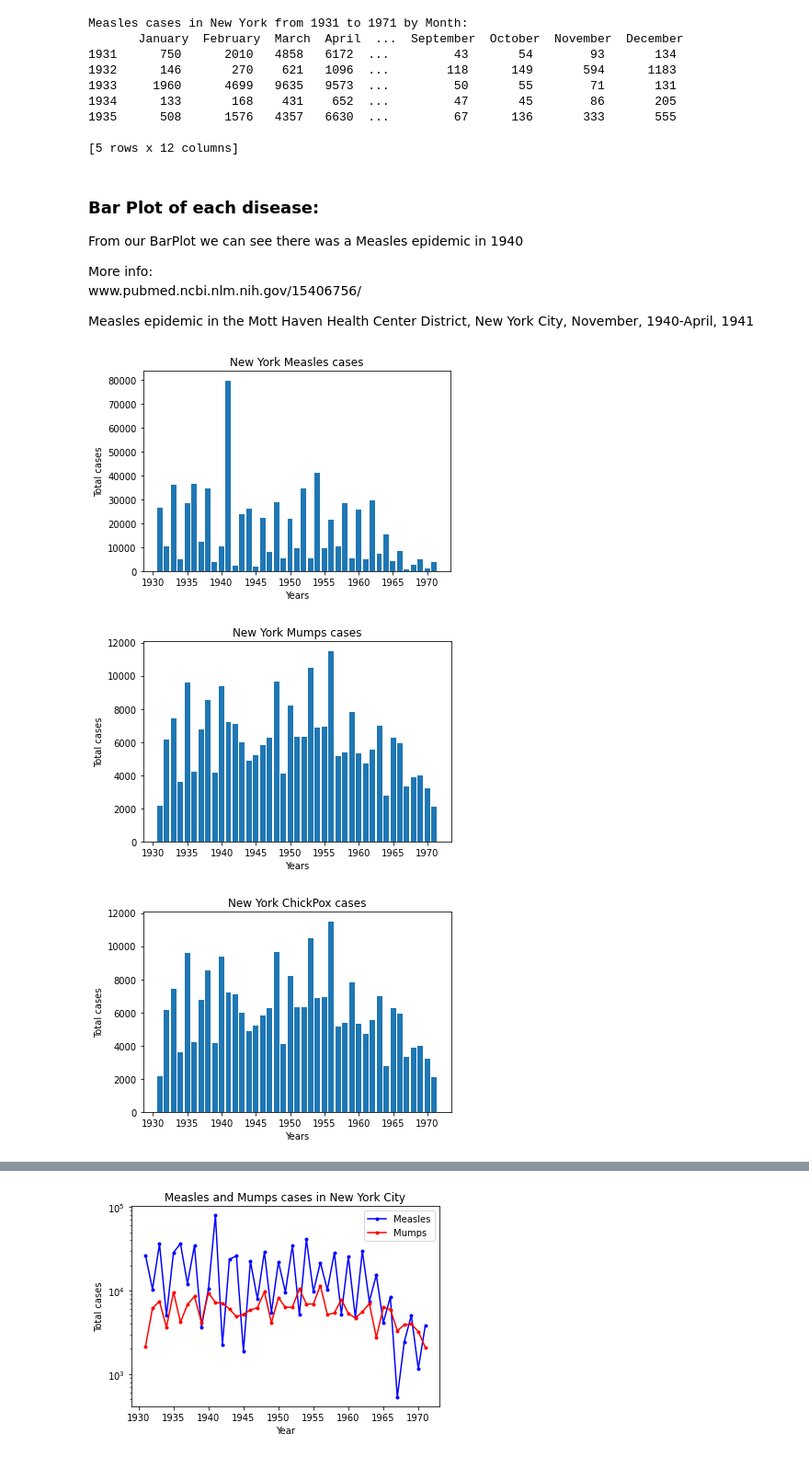
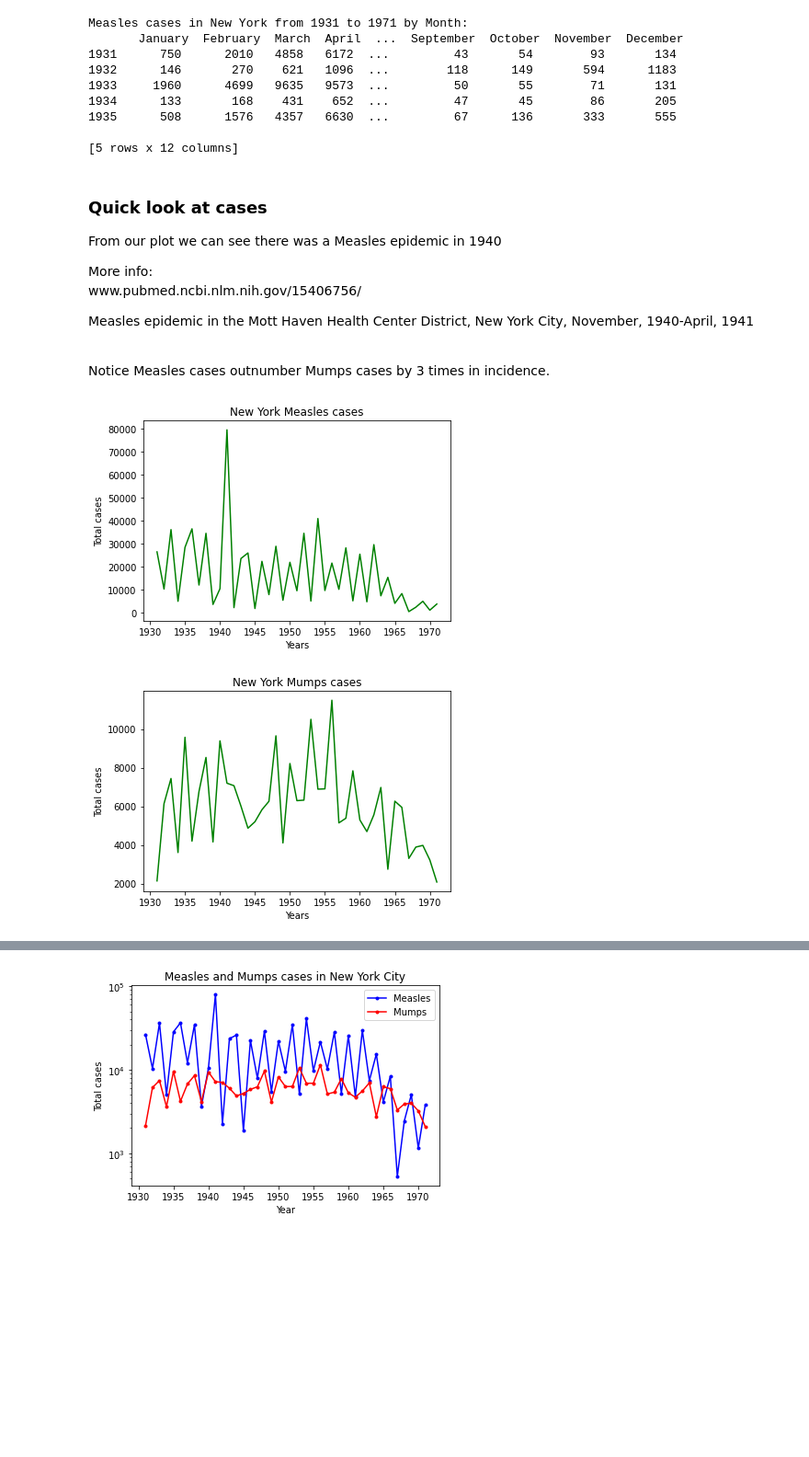
Before and after one commit to michaelchapa/dataVisualization_NewYork_AirborneDiseases, a Jupyter notebook: dataVisualization_NewYork_InfectiousDiseases.ipynb, the cells around one changed output, grey strips where cells are left out. Shown: that part at 92% size. Drawn from its saved outputs; the diff is of its cells as text; code cells hidden in the pictures; blank space fills up the shorter version.

```diff
--- a/dataVisualization_NewYork_InfectiousDiseases.ipynb
+++ b/dataVisualization_NewYork_InfectiousDiseases.ipynb
@@ -37,28 +36,28 @@ Measles cases in New York from 1931 to 1971 by Month:
 
 [5 rows x 12 columns]
 # %% [markdown]
-<h3>Bar Plot of each disease:</h3>
-<p>From our BarPlot we can see there was a Measles epidemic in 1940</p>
+<h3>Quick look at cases</h3>
+<p>From our plot we can see there was a Measles epidemic in 1940</p>
 <p>More info:<br> www.pubmed.ncbi.nlm.nih.gov/15406756/</p>
 <p>Measles epidemic in the Mott Haven Health Center District, New York City, November, 1940-April, 1941</p>
+<br>
+<p>Notice Measles cases outnumber Mumps cases by 3 times in incidence.</p>
 # %%
 def plot_Line_Cases_Years(disease, diseaseName):
     years = disease.index.values
     totals = disease.sum(axis = 1)
 
     plt.figure()
     plt.title('New York ' + diseaseName + ' cases')
     plt.xlabel('Years')
     plt.ylabel('Total cases')
-    plt.bar(years, totals)
+    plt.plot(years, totals, color = 'green')
     plt.show()
 
 # bar Plots of each disease
 plot_Line_Cases_Years(measles, 'Measles')
 plot_Line_Cases_Years(mumps, 'Mumps')
-plot_Line_Cases_Years(chickenpox, 'ChickPox')
 # %% [output]
-[figure, old version]
+[figure, new version]
-[figure, old version]
+[figure, new version]
-[figure, removed]
 # %% [markdown]
```
Also changed, not shown: parts of 10 cells of this notebook.
